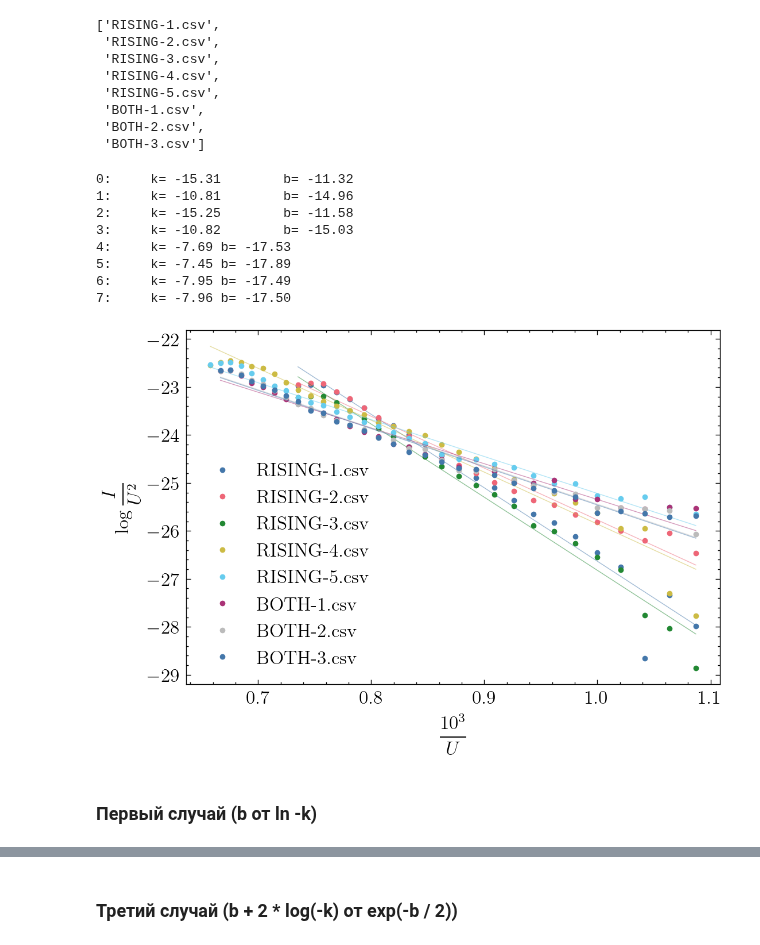
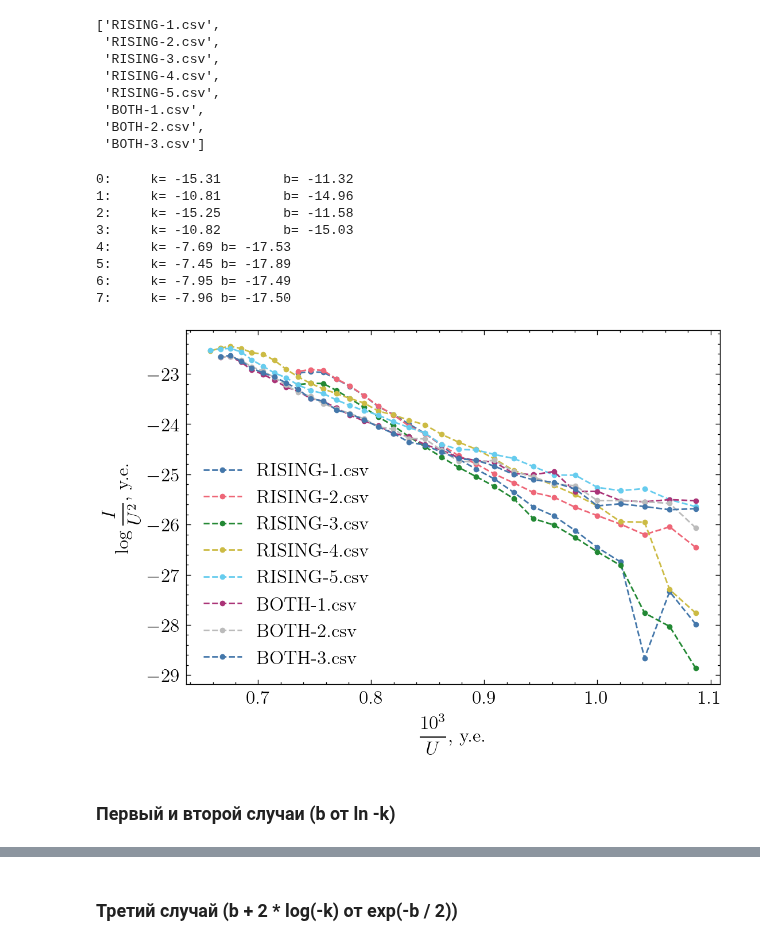
Before and after one commit to gleblug/experiment-automation, a Jupyter notebook: vaki-autoelectron-emission/plots.ipynb, the cells around one changed output, grey strips where cells are left out. Drawn from its saved outputs; the diff is of its cells as text; code cells hidden in the pictures.

```diff
--- a/vaki-autoelectron-emission/plots.ipynb
+++ b/vaki-autoelectron-emission/plots.ipynb
@@ -227,38 +227,38 @@ for num, f_name in enumerate(file_names):
 # %%
 opt_arr = []
 for num, (f_name, line) in enumerate(zip(file_names, dots_result)):
     x = 1e3 / line["Voltage"]
     y = np.log(line["Current"]) - 2 * np.log(line["Voltage"])
 
     popt, pcov = curve_fit(line_func, x, y)
     print(f"{num}:     k= {popt[0]:.2f}\tb= {popt[1]:.2f}")
     opt_arr.append(popt)
 
-    plt.plot(x, y, ls="", marker=".", markersize=5, color=f"C{num}", label=f_name)
-    plt.plot(x, line_func(x, *popt), lw=0.5, alpha=.5, color=f"C{num}")
+    plt.plot(x, y, ls="--", marker=".", markersize=5, color=f"C{num}", label=f_name)
+    # plt.plot(x, line_func(x, *popt), lw=0.5, alpha=.5, color=f"C{num}")
 
 plt.xlabel(r"$\dfrac {10^3} U$, у.е.")
 plt.ylabel(r"$\log \dfrac I {U^2}$, у.е.")
 
 plt.legend()
 plt.savefig("separ-NORDGAME-FAULER.png")
 plt.show()
 # %% [output]
 0:     k= -15.31        b= -11.32
 1:     k= -10.81        b= -14.96
 2:     k= -15.25        b= -11.58
 3:     k= -10.82        b= -15.03
 4:     k= -7.69 b= -17.53
 5:     k= -7.45 b= -17.89
 6:     k= -7.95 b= -17.49
 7:     k= -7.96 b= -17.50
-[figure, old version]
+[figure, new version]
 # %%
 opt_arr = np.array(opt_arr)
 k_arr = opt_arr.T[0]
 b_arr = opt_arr.T[1]
 # %% [markdown]
-### Первый случай (b от ln -k)
+### Первый и второй случаи (b от ln -k)
 # %%
 x = np.log(-k_arr)
 y = b_arr
```
Also changed, not shown: parts of 4 cells of this notebook, 1 other file.
